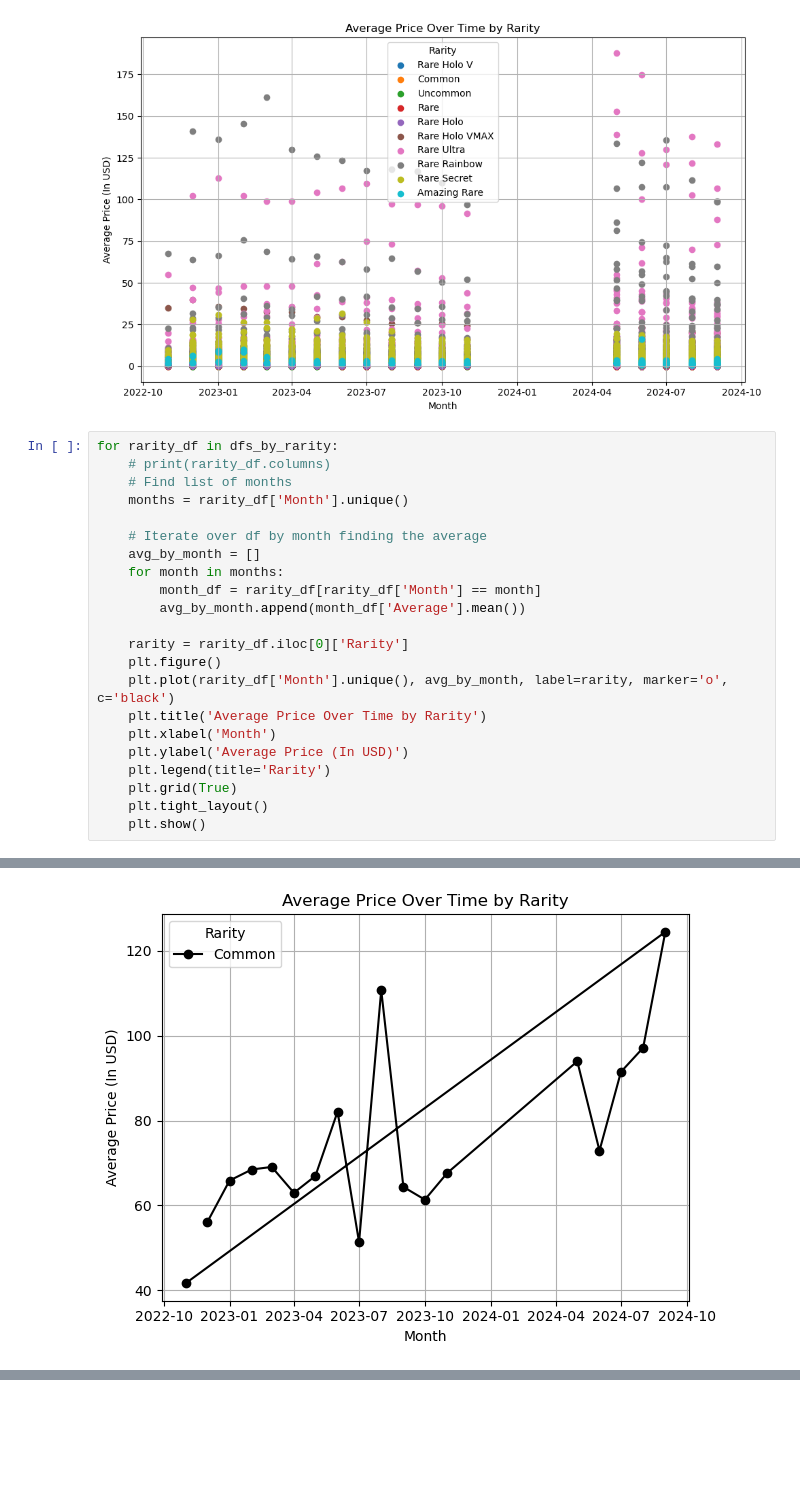
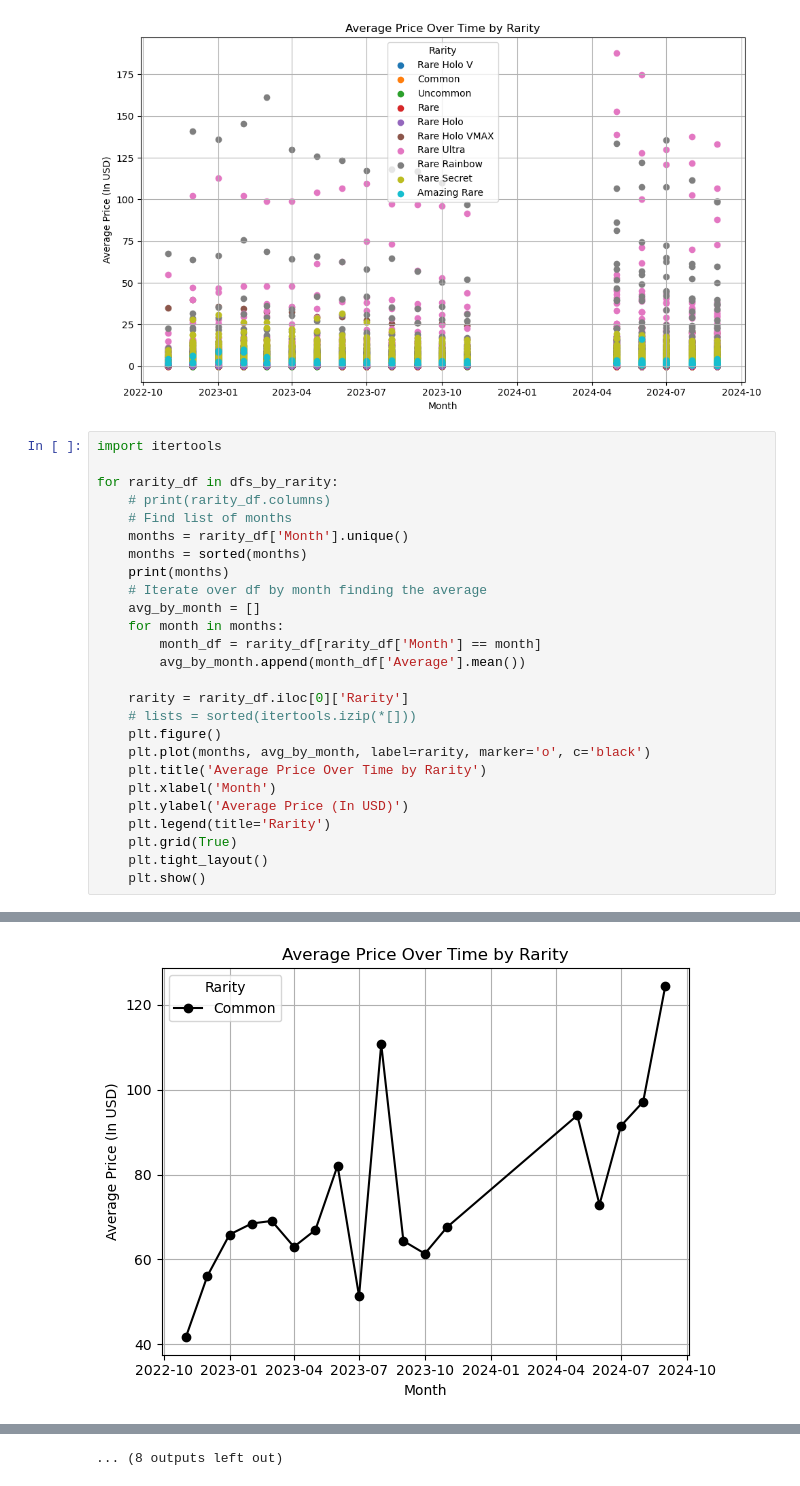
Before and after one commit to JihunKimCode/RarityRadar, a Jupyter notebook: graph.ipynb, the cells around one changed output, grey strips where cells are left out. Drawn from its saved outputs; the diff is of its cells as text; blank space fills up the shorter version.

Commit message:
Fixed graph line issue.

```diff
--- a/graph.ipynb
+++ b/graph.ipynb
@@ -74,11 +74,14 @@ plt.show()
 # %% [output]
 [figure]
 # %%
+import itertools
+
 for rarity_df in dfs_by_rarity:
     # print(rarity_df.columns)
     # Find list of months
     months = rarity_df['Month'].unique()
-
+    months = sorted(months)
+    print(months)
     # Iterate over df by month finding the average
     avg_by_month = []
     for month in months:
@@ -86,8 +89,9 @@ for rarity_df in dfs_by_rarity:
         avg_by_month.append(month_df['Average'].mean())
 
     rarity = rarity_df.iloc[0]['Rarity']
+    # lists = sorted(itertools.izip(*[]))
     plt.figure()
-    plt.plot(rarity_df['Month'].unique(), avg_by_month, label=rarity, marker='o', c='black')
+    plt.plot(months, avg_by_month, label=rarity, marker='o', c='black')
     plt.title('Average Price Over Time by Rarity')
     plt.xlabel('Month')
     plt.ylabel('Average Price (In USD)')
@@ -100 +106 @@ for rarity_df in dfs_by_rarity:
-[figure, old version]
+[figure, new version]
@@ -108,0 +115 @@ for rarity_df in dfs_by_rarity:
+... (8 outputs left out)
```
Also changed, not shown: parts of 1 cell of this notebook.
